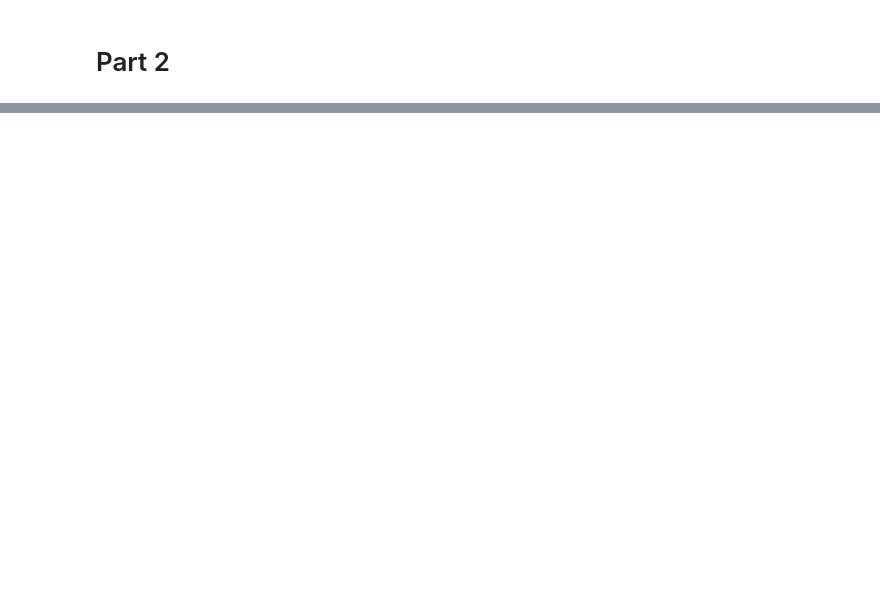
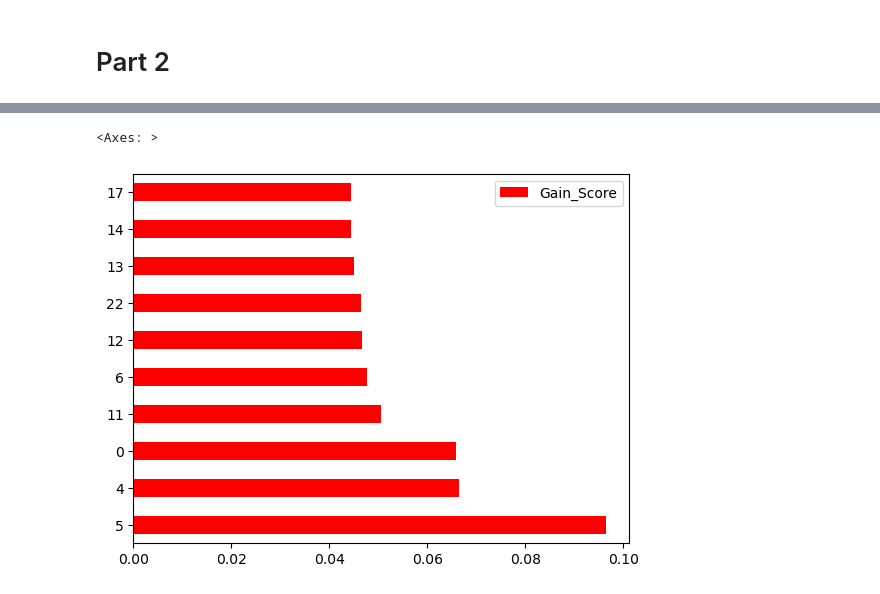
Before and after one commit to AltafUddin18/FeatureEngineering-Class-14, a Jupyter notebook: featureengineering-class-14.ipynb, the cells around one changed output, grey strips where cells are left out. Saved outputs shown, nothing was run; the diff lists cells and outputs as text; code cells hidden in the pictures; blank space fills up the shorter version.

```diff
--- a/featureengineering-class-14.ipynb
+++ b/featureengineering-class-14.ipynb
@@ -138,0 +387,5 @@ plt.legend()
+# %%
+newx.plot(kind='barh',color=['red'])
+# %% [output]
+<Axes: >
+[figure, added]
```
Also changed, not shown: parts of 76 cells of this notebook.
